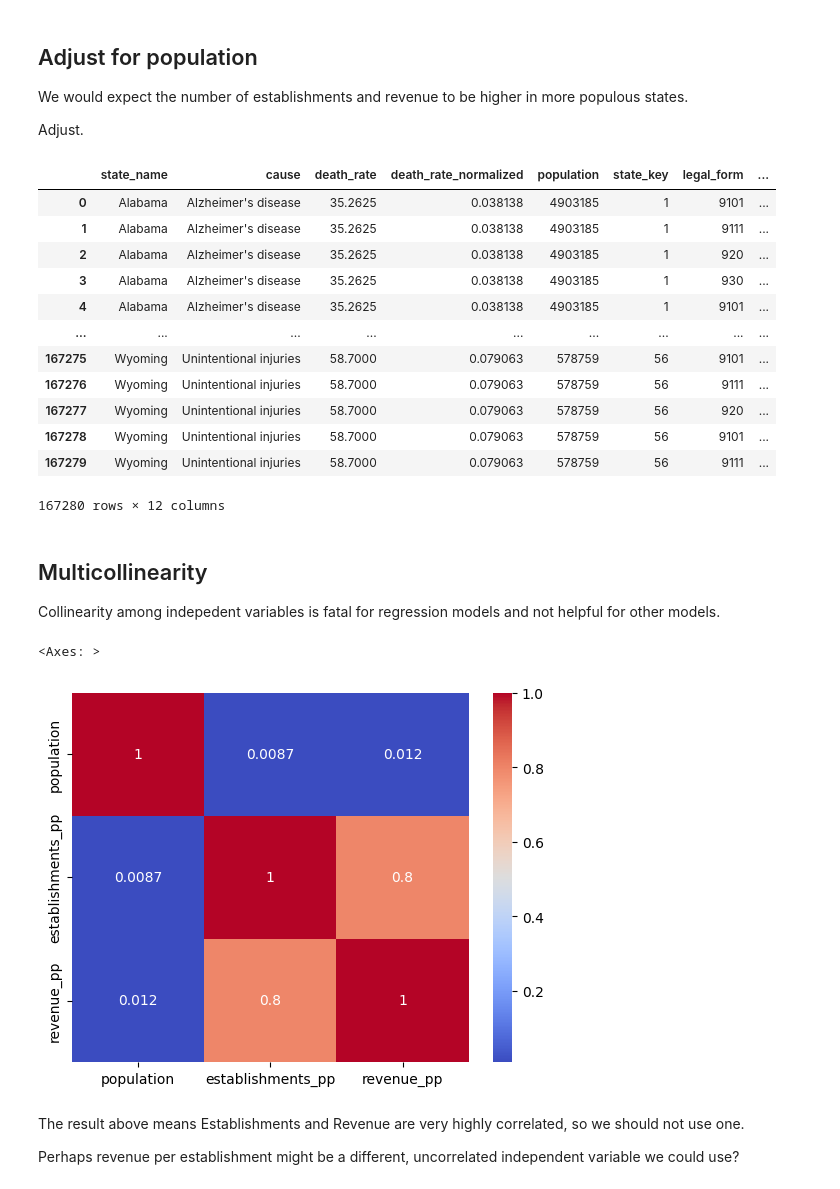
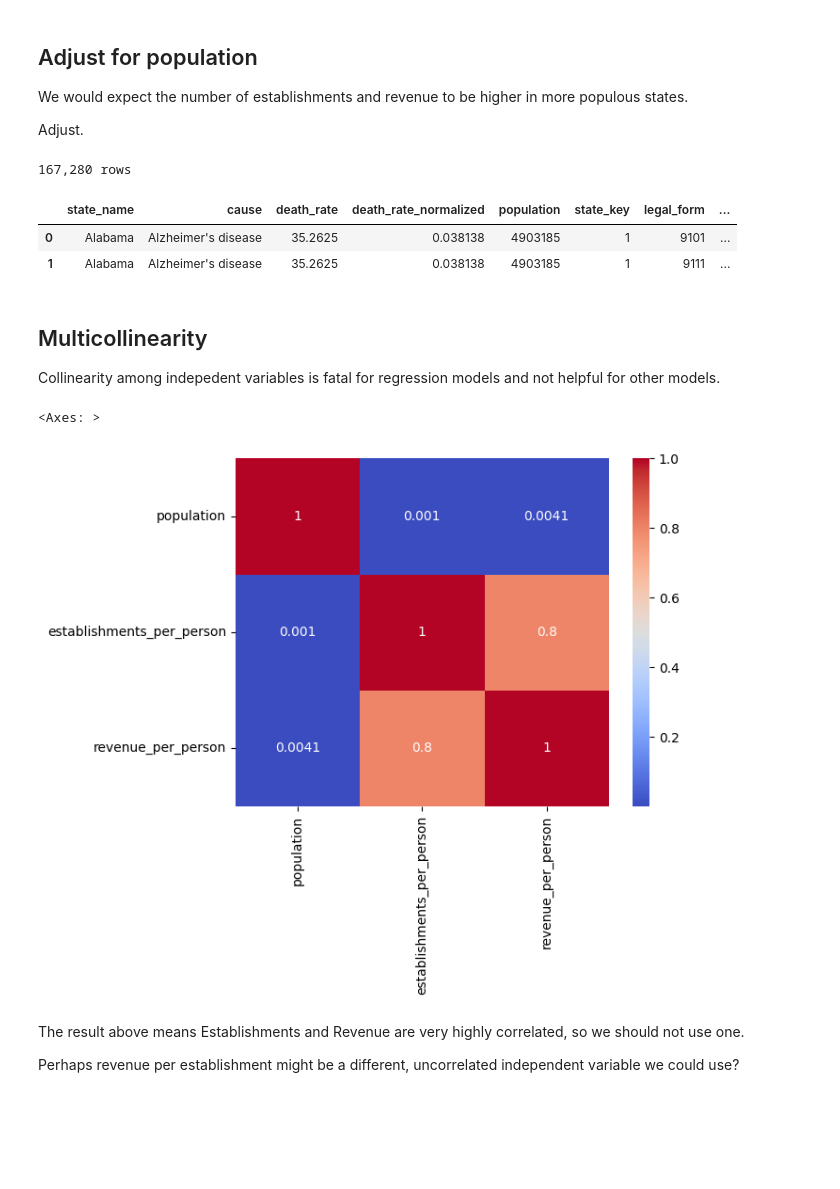
Before and after one commit to jsf80238/data_science, a Jupyter notebook: notebooks/death_rate.ipynb, the cells around one changed output. Drawn from its saved outputs; the diff is of its cells as text; code cells hidden in the pictures; blank space fills up the shorter version.

```diff
--- a/notebooks/death_rate.ipynb
+++ b/notebooks/death_rate.ipynb
@@ -631,33 +590,25 @@ We would expect the number of establishments and revenue to be higher in more po
 
 Adjust.
 # %%
-df["establishments_pp"] = df["establishment_count"] / df["population"]
-df["revenue_pp"] = df["revenue_in_thousands"] * 1000 / df["population"]
-df
+df["establishments_per_person"] = df["establishment_count"] / df["population"]
+df["revenue_per_person"] = df["revenue_in_thousands"] * 1000 / df["population"]
+print(f"{df.shape[0]:,} rows")
+df.head(2)
 # %% [output]
+167,280 rows
 |  | state_name | cause | death_rate | death_rate_normalized | population | state_key | legal_form | ... |
 | 0 | Alabama | Alzheimer's disease | 35.2625 | 0.038138 | 4903185 | 1 | 9101 | ... |
 | 1 | Alabama | Alzheimer's disease | 35.2625 | 0.038138 | 4903185 | 1 | 9111 | ... |
-| 2 | Alabama | Alzheimer's disease | 35.2625 | 0.038138 | 4903185 | 1 | 920 | ... |
-| 3 | Alabama | Alzheimer's disease | 35.2625 | 0.038138 | 4903185 | 1 | 930 | ... |
-| 4 | Alabama | Alzheimer's disease | 35.2625 | 0.038138 | 4903185 | 1 | 9101 | ... |
-| ... | ... | ... | ... | ... | ... | ... | ... | ... |
-| 167275 | Wyoming | Unintentional injuries | 58.7000 | 0.079063 | 578759 | 56 | 9101 | ... |
-| 167276 | Wyoming | Unintentional injuries | 58.7000 | 0.079063 | 578759 | 56 | 9111 | ... |
-| 167277 | Wyoming | Unintentional injuries | 58.7000 | 0.079063 | 578759 | 56 | 920 | ... |
-| 167278 | Wyoming | Unintentional injuries | 58.7000 | 0.079063 | 578759 | 56 | 9101 | ... |
-| 167279 | Wyoming | Unintentional injuries | 58.7000 | 0.079063 | 578759 | 56 | 9111 | ... |
-167280 rows × 12 columns
 # %% [markdown]
 ## Multicollinearity
 Collinearity among indepedent variables is fatal for regression models and not helpful for other models.
 # %%
-potential_suspects_df = df[["population", "establishments_pp", "revenue_pp"]]
-correlation_matrix = suspect_columns_df.corr()
+potential_suspects_df = df[["population", "establishments_per_person", "revenue_per_person"]]
+correlation_matrix = potential_suspects_df.corr()
 sns.heatmap(correlation_matrix, annot=True, cmap='coolwarm')
 # %% [output]
 <Axes: >
-[figure, old version]
+[figure, new version]
 # %% [markdown]
 The result above means Establishments and Revenue are very highly correlated, so we should not use one.
 
```
Also changed, not shown: parts of 43 cells of this notebook.
